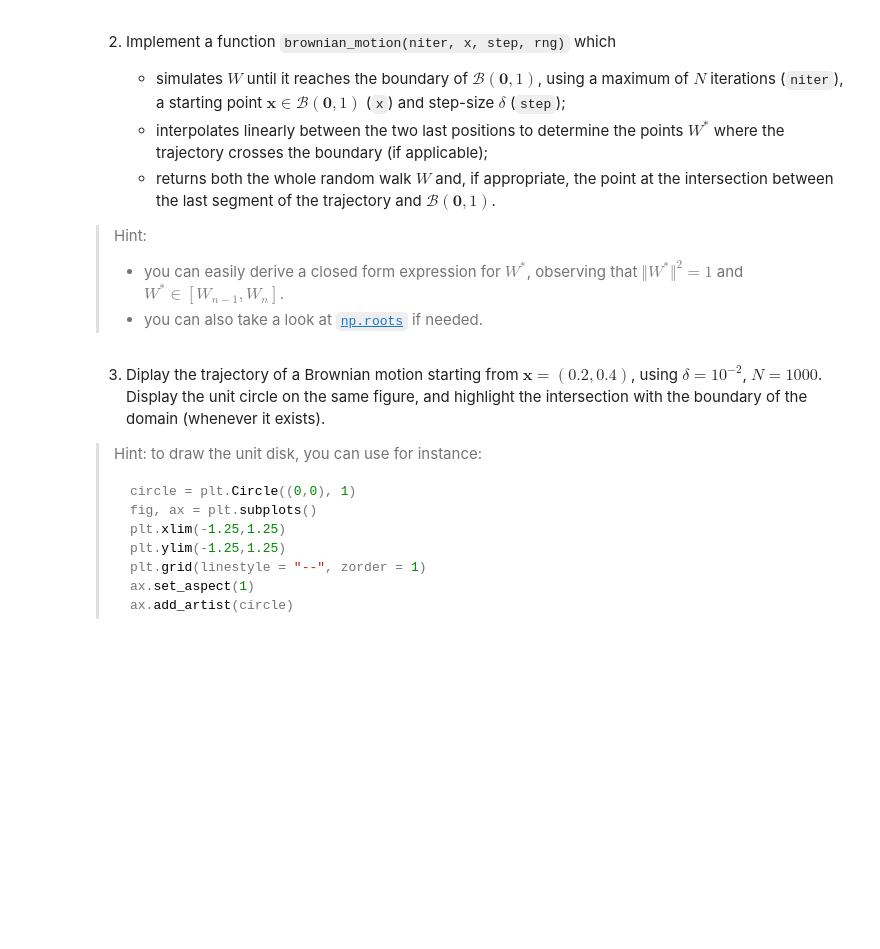
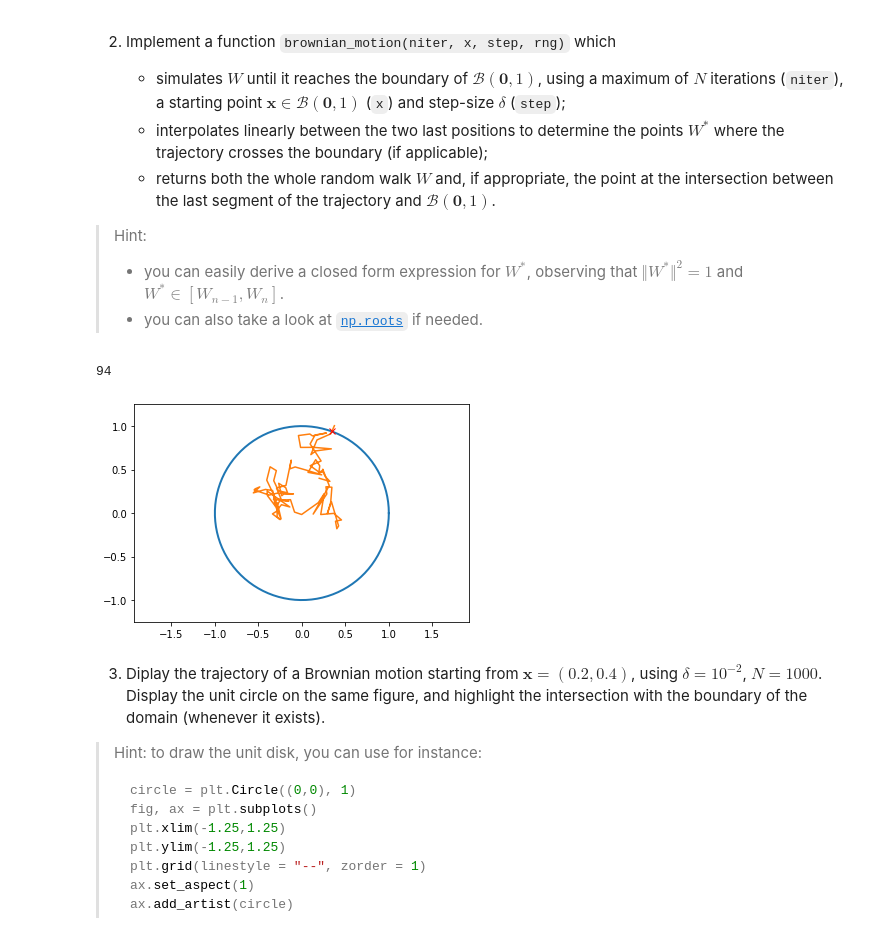
Before and after one commit to 0cto98/Python-Refresher, a Jupyter notebook: tp3/tp3/tp3.ipynb, the cells around one changed output. Saved outputs shown, nothing was run; the diff lists cells and outputs as text; code cells hidden in the pictures; blank space fills up the shorter version.

```diff
--- a/tp3/tp3/tp3.ipynb
+++ b/tp3/tp3/tp3.ipynb
@@ -130,6 +130,45 @@ def brownian_motion(niter, x, step, rng):
             ax,ay = circle_line_intersection(1,m,p,x2,y2) #coordinates of intersection of circle and line
             return walk_x[0:n+1],walk_y[0:n+1],np.array((ax,ay))
     return walk_x,walk_y,np.array((0,0)) #if trajectory never cross the circle boundaries, return (0,0)
+
+def brownian_motion_numpy_version(niter, x, step, rng):
+    walk_x = rng.normal(0,1,size=niter)*np.sqrt(10**-2)
+    walk_y = rng.normal(0,1,size=niter)*np.sqrt(10**-2)
+    walk_x[0], walk_y[0] = x[0], x[1]
+    walk_x = np.cumsum(walk_x)
+    walk_y = np.cumsum(walk_y)
+    z = np.argmax(np.sqrt(walk_x**2+walk_y**2)>1) #out of circle index
+    print(z)
+    if (z!=0): #index = 0 if there is no point outside of the circle
+        x1,y1 = walk_x[z-1], walk_y[z-1]
+        x2,y2 = walk_x[z], walk_y[z]
+        m,p = line_eq(x1,y1,x2,y2) #equation of line crossing the circle
+        ax,ay = circle_line_intersection(1,m,p,x2,y2) #coordinates of intersection of circle and line
+        return walk_x[0:z+1],walk_y[0:z+1],np.array((ax,ay))
+    return walk_x,walk_y,np.array((0,0)) #if trajectory never cross the circle boundaries, return (0,0)
+# %%
+#Q3
+x = np.array((0.2,0.4))
+delta = 10**-2
+N = 1000
+w_x,w_y,intersection = brownian_motion_numpy_version(N, x, delta, rng)
+
+#make a simple unit circle
+theta = np.linspace(0, 2*np.pi, 100)
+a, b = np.cos(theta), np.sin(theta)
+plt.plot(a, b, linestyle='-', linewidth=2, label='Circle')
+#plot the trajectory of Brownian motion
+plt.plot(w_x,w_y)
+#plot the intersection with boundary if it exists
+if ((intersection!=np.array((0,0))).all()):
+    plt.plot(intersection[0],intersection[1],'rx')
+plt.axis('equal')
+plt.xlim(-1.25,1.25)
+plt.ylim(-1.25,1.25)
+plt.show()
+# %% [output]
+94
+[figure, added]
 # %% [markdown]
 3. Diplay the trajectory of a Brownian motion starting from $\mathbf{x} = (0.2, 0.4)$, using $\delta = 10^{-2}$, $N = 1000$. Display the unit circle on the same figure, and highlight the intersection with the boundary of the domain (whenever it exists).
 
```
Also changed, not shown: parts of 2 cells of this notebook.
